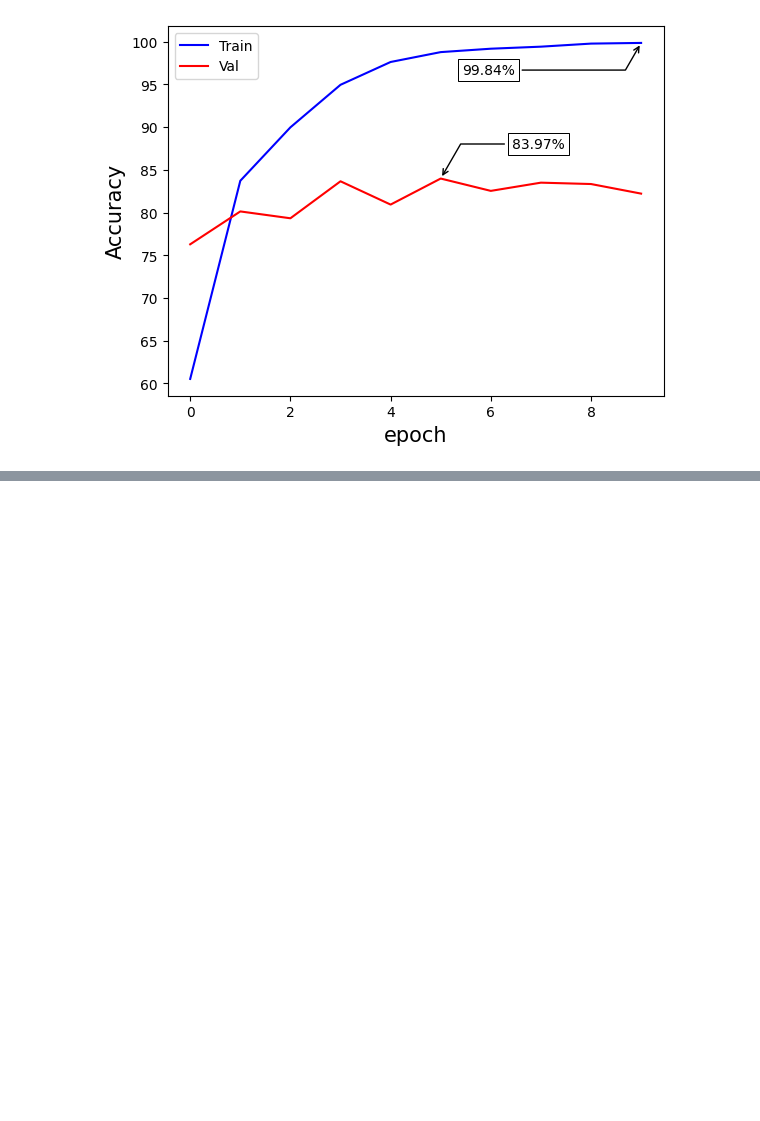
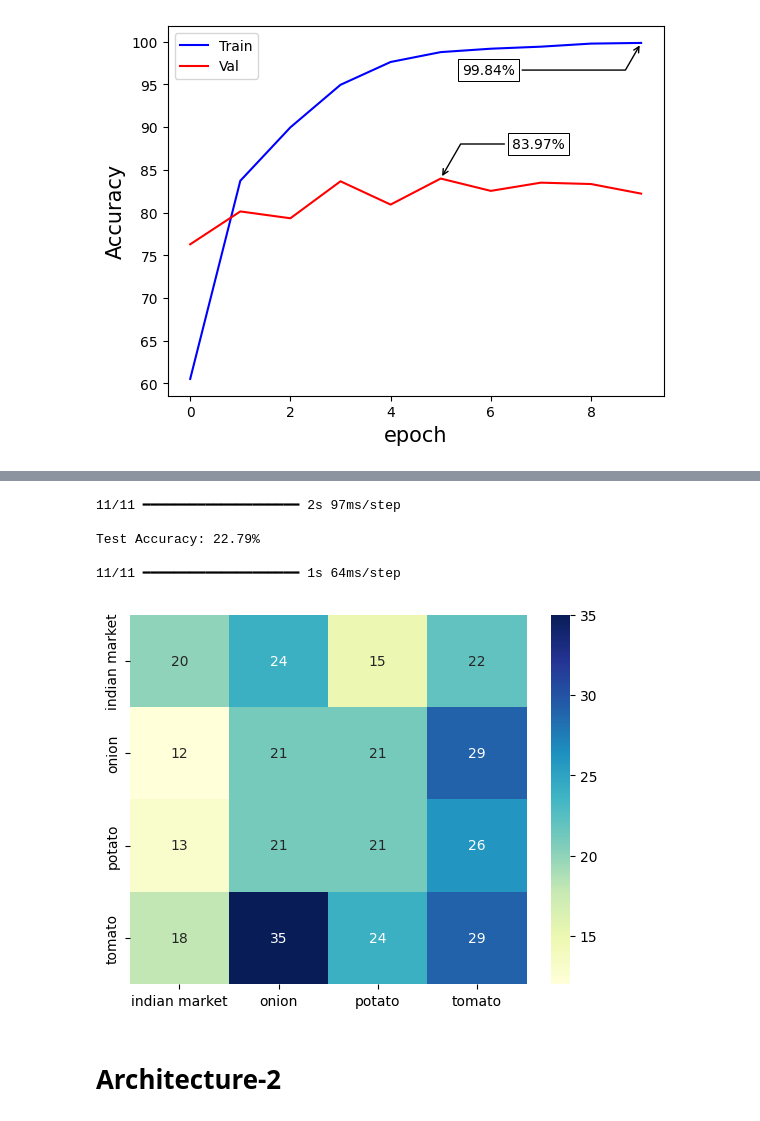
Before and after one commit to Jayaprakash1710/Computer-Vision-Ninjacart, a Jupyter notebook: Ninjacart_case_study.ipynb, the cells around one changed output, grey strips where cells are left out. Cells and saved outputs as stored; diff of their text form; code cells hidden in the pictures; blank space fills up the shorter version.

```diff
--- a/Ninjacart_case_study.ipynb
+++ b/Ninjacart_case_study.ipynb
@@ -221,5 +224,5 @@ def resize_and_rescale(base_path='/content/ninjacart_data', img_size=(128, 128),
 # %%
-train_ds, val_ds, test_ds = resize_and_rescale()
+train_ds, val_ds, test_ds,class_names = resize_and_rescale()
 # %% [output]
 Found 2511 files belonging to 4 classes.
 Found 624 files belonging to 4 classes.
@@ -339,7 +342,7 @@ def print_accuracy_stats(model, ds, class_names):
     y_pred = model.predict(ds)
     predicted_categories = tf.argmax(y_pred, axis=1)
 
-    test_acc = metrics.accuracy_score(true_categories, predicted_categories) * 100
+    test_acc = accuracy_score(true_categories, predicted_categories) * 100
     print(f'\nTest Accuracy: {test_acc:.2f}%\n')
 
 # Note: This doesn't work with shuffled datasets
@@ -349,7 +352,7 @@ def plot_confusion_matrix(model, ds, class_names):
     true_categories = tf.argmax(true_onehot, axis=1)
     y_pred = model.predict(ds)
     predicted_categories = tf.argmax(y_pred, axis=1)
-    cm = metrics.confusion_matrix(true_categories,predicted_categories) # last batch
+    cm = confusion_matrix(true_categories,predicted_categories) # last batch
     sns.heatmap(cm, annot=True, xticklabels=class_names, yticklabels=class_names, cmap="YlGnBu", fmt='g')
     plt.show()
 # %%
@@ -359,0 +479,12 @@ NameError: name 'class_names' is not defined
+# %%
+print_accuracy_stats(model, test_ds, class_names)
+plot_confusion_matrix(model, test_ds, class_names)
+# %% [output]
+11/11 ━━━━━━━━━━━━━━━━━━━━ 2s 97ms/step
+
+Test Accuracy: 22.79%
+
+11/11 ━━━━━━━━━━━━━━━━━━━━ 1s 64ms/step
+[figure, added]
+# %% [markdown]
+# Architecture-2
```
Also changed, not shown: parts of 24 cells of this notebook.
